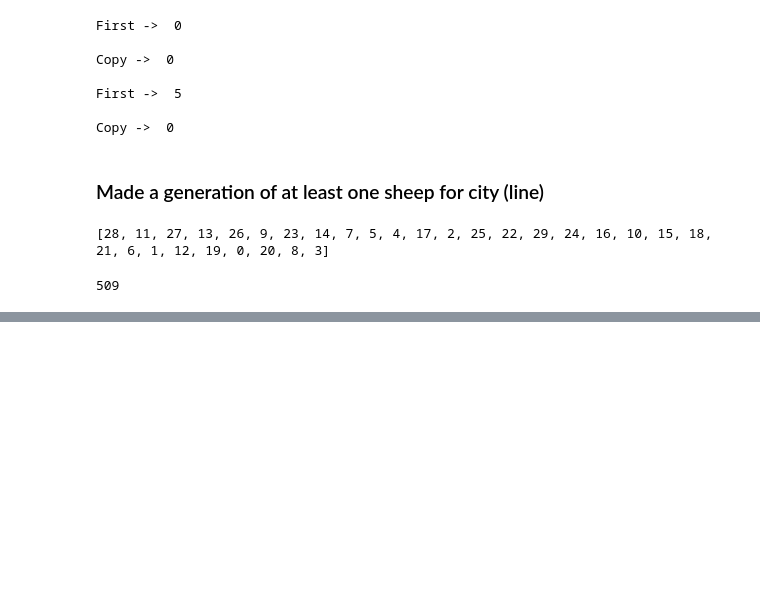
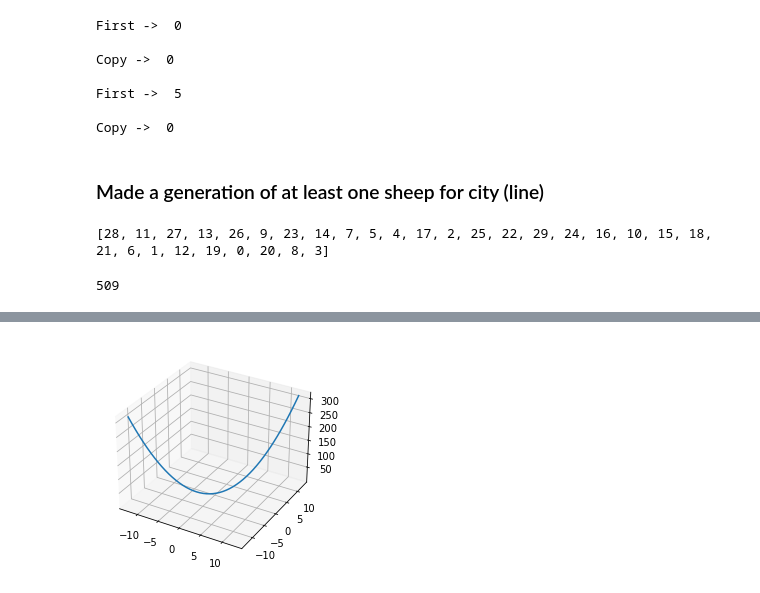
Before and after one commit to PapaArt/Border_Collie_Optimization, a Jupyter notebook: code/__test__/test.ipynb, the cells around one changed output, grey strips where cells are left out. Cells and saved outputs as stored; diff of their text form; code cells hidden in the pictures; blank space fills up the shorter version.

```diff
--- a/code/__test__/test.ipynb
+++ b/code/__test__/test.ipynb
@@ -197,0 +211,16 @@ np.max(problem.edge_weights)
+# %%
+x = np.linspace(-4*np.pi, 4*np.pi,50)
+
+y = np.linspace(-4*np.pi,4*np.pi,50)
+
+z = x**2 + y**2
+
+fig = plt.figure()
+
+ax = fig.add_subplot(111, projection='3d')
+
+ax.plot(x,y,z)
+
+plt.show()
+# %% [output]
+[figure, added]
```
Also changed, not shown: parts of 5 cells of this notebook.
